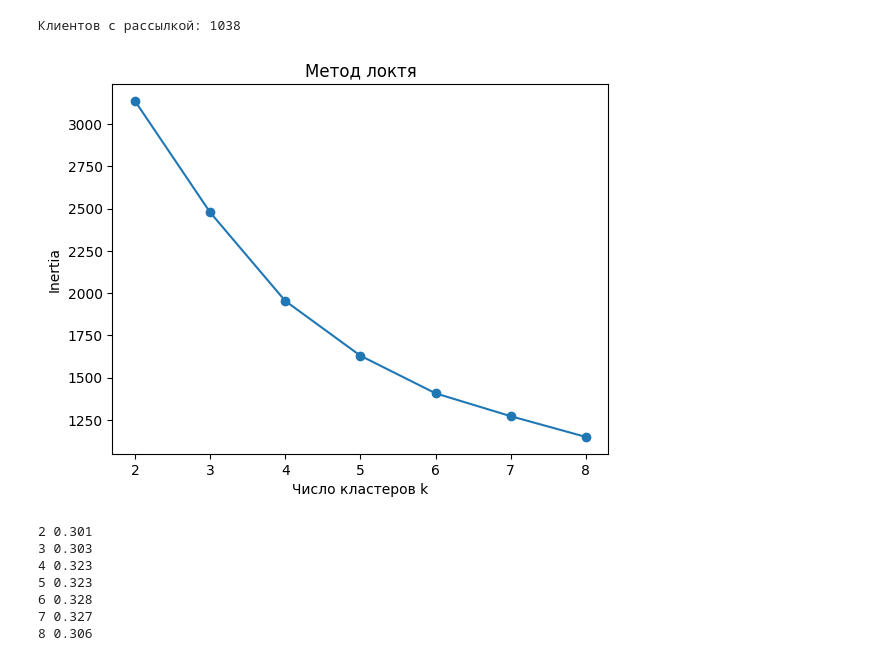
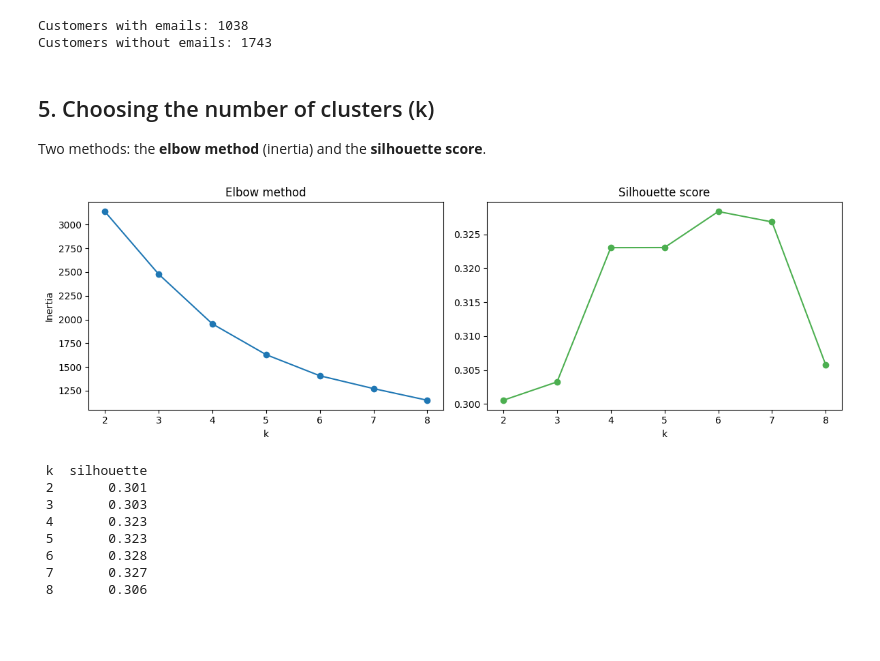
Before and after one commit to ButenkoYuliia/customer-segmentation, a Jupyter notebook: customer_segmentation.ipynb, the cells around one changed output. Drawn from its saved outputs; the diff is of its cells as text; code cells hidden in the pictures; blank space fills up the shorter version.

```diff
--- a/customer_segmentation.ipynb
+++ b/customer_segmentation.ipynb
@@ -58,45 +104,43 @@ Name: count, dtype: int64
 # %%
-import numpy as np
+em = df[df['emails_sent'] > 0].copy()
+print('Customers with emails:', len(em))
+print('Customers without emails:', (df['emails_sent'] == 0).sum())
 
-em = df[df['emails_sent'] > 0].copy()
-print('Клиентов с рассылкой:', len(em))
-
-# Логарифм сглаживает «длинный хвост» у сумм и числа писем
 em['log_order_sum'] = np.log1p(em['order_sum'])
 em['log_emails_sent'] = np.log1p(em['emails_sent'])
 
 features = ['log_order_sum', 'log_emails_sent', 'open_rate', 'visit_rate']
-X = em[features]
+X_scaled = StandardScaler().fit_transform(em[features])
 # %% [output]
-Клиентов с рассылкой: 1038
+Customers with emails: 1038
+Customers without emails: 1743
-# %%
-from sklearn.preprocessing import StandardScaler
-from sklearn.cluster import KMeans
-import matplotlib.pyplot as plt
-
-X_scaled = StandardScaler().fit_transform(X)
-
-inertia = []
-for k in range(2, 9):
-    km = KMeans(n_clusters=k, random_state=42, n_init=10).fit(X_scaled)
-    inertia.append(km.inertia_)
-
-plt.plot(range(2, 9), inertia, marker='o')
-plt.xlabel('Число кластеров k'); plt.ylabel('Inertia')
-plt.title('Метод локтя'); plt.show()
-# %% [output]
-[figure, removed]
-# %%
-from sklearn.metrics import silhouette_score
-
-for k in range(2, 9):
-    labels = KMeans(n_clusters=k, random_state=42, n_init=10).fit_predict(X_scaled)
-    print(k, round(silhouette_score(X_scaled, labels), 3))
-# %% [output]
-2 0.301
-3 0.303
-4 0.323
-5 0.323
-6 0.328
-7 0.327
-8 0.306
+# %% [markdown]
+## 5. Choosing the number of clusters (k)
+
+Two methods: the **elbow method** (inertia) and the **silhouette score**.
+# %%
+ks = range(2, 9)
+inertia, silhouette = [], []
+for k in ks:
+    km = KMeans(n_clusters=k, random_state=42, n_init=10).fit(X_scaled)
+    inertia.append(km.inertia_)
+    silhouette.append(silhouette_score(X_scaled, km.labels_))
+
+fig, axes = plt.subplots(1, 2, figsize=(12, 4))
+axes[0].plot(ks, inertia, marker='o')
+axes[0].set_title('Elbow method'); axes[0].set_xlabel('k'); axes[0].set_ylabel('Inertia')
+axes[1].plot(ks, silhouette, marker='o', color='#4CAF50')
+axes[1].set_title('Silhouette score'); axes[1].set_xlabel('k')
+plt.tight_layout(); plt.show()
+
+print(pd.DataFrame({'k': ks, 'silhouette': np.round(silhouette, 3)}).to_string(index=False))
+# %% [output]
+[figure, added]
+ k  silhouette
+ 2       0.301
+ 3       0.303
+ 4       0.323
+ 5       0.323
+ 6       0.328
+ 7       0.327
+ 8       0.306
```
Also changed, not shown: parts of 17 cells of this notebook.
